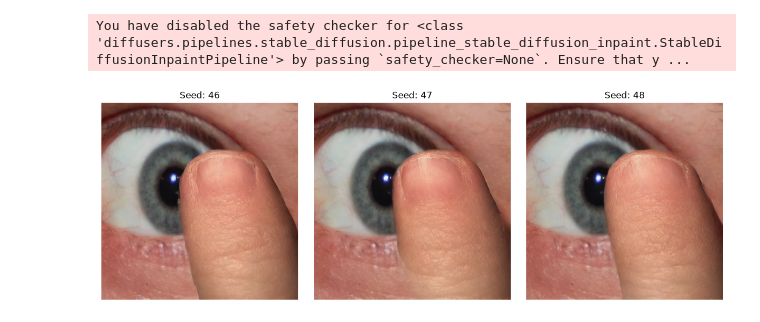
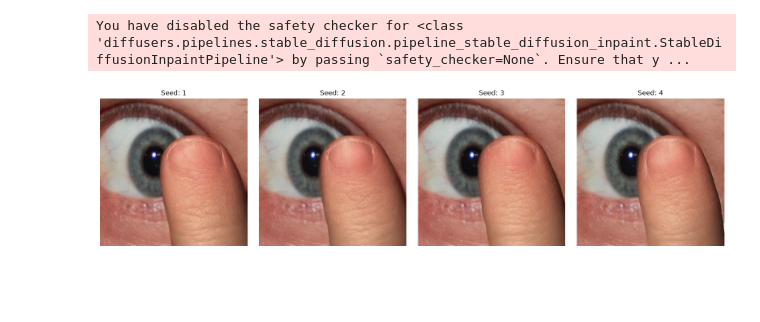
Before and after one commit to IzidorGolcar/sd_shared_attn, a Jupyter notebook: main.ipynb, the cells around one changed output. Cells and saved outputs as stored; diff of their text form; code cells hidden in the pictures; blank space fills up the shorter version.

```diff
--- a/main.ipynb
+++ b/main.ipynb
@@ -23,7 +23,7 @@ ref_imgs = [Image.open('references/1.jpeg')]
 ref_msks = [Image.open('references/1_mask.png')]
 
 def fidelity_func(s: int, n: int) -> float:
-    return float(np.linspace(0.0, 0.5, n)[s])
+    return float(np.linspace(0.0, 0.99, n)[s])
 
 def bias_func(s: int, n: int) -> float:
     return float(np.linspace(-12.0, -2.5, n)[s])
@@ -50,35 +50,38 @@ inpainter.set_references(
 init_img = Image.open('assets/src.jpg')
 inpaint_msk = Image.open('assets/mask_rect.jpg').filter(ImageFilter.MaxFilter(25))
 attn_msk = inpaint_msk.filter(ImageFilter.GaussianBlur(3))
-blured_mask = inpaint_msk.filter(ImageFilter.MaxFilter(25)).filter(ImageFilter.GaussianBlur(35))
+blured_mask = inpaint_msk.filter(ImageFilter.MaxFilter(25)).filter(ImageFilter.GaussianBlur(55))
 
 
 def generate_samples(seeds):
     p, ax = plt.subplots(1, len(seeds), figsize=(len(seeds)*4, 4))
+    if len(seeds) == 1:
+        p, ax = plt.subplots(1, 1, figsize=(4, 4))
+        ax = [ax]
     for i, s in enumerate(seeds):
         output = inpainter.generate(
             init_image=init_img,
             inpaint_mask=blured_mask,
             attn_mask=attn_msk,
             bg_suppress_bias=bias_func,
-            top_k_views=50,
+            top_k_views=60,
             funnel_top_k_views=20,
             funnel_step=10,
             patch_grid_size=6,
             patch_start_step=5,
             num_inference_steps=35,
             switch_step=1,
             guidance_scale=6.5,
             style_fidelity=fidelity_func,
             seed=s,
         )
         ax[i].imshow(output)
         ax[i].axis('off')
         ax[i].set_title(f'Seed: {s}')
     plt.tight_layout()
     return p
 
-generate_samples([46, 47, 48])
+generate_samples([1, 2, 3, 4])
 plt.show()
 # %% [output]
-[figure, old version]
+[figure, new version]
```
